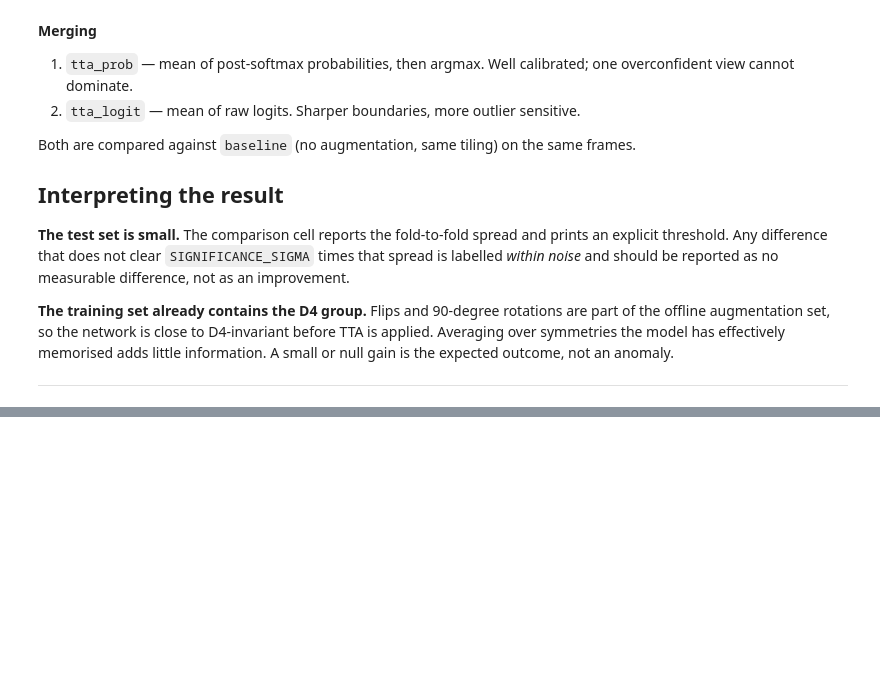
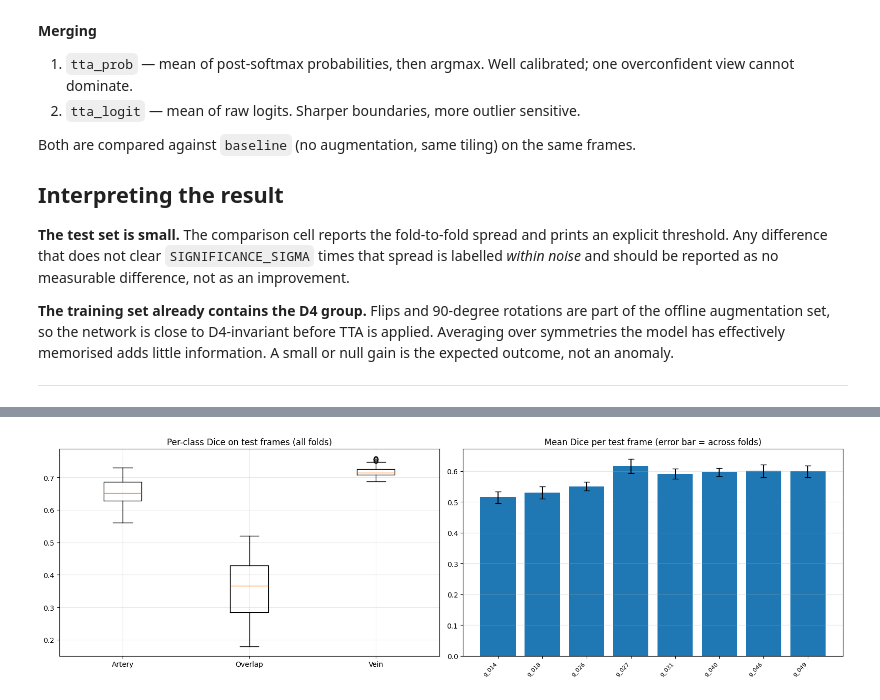
Before and after one commit to tanishhhk/AV_Segmentation, a Jupyter notebook: 8_attention_UNET_kernel_cldice.ipynb, the cells around one changed output, grey strips where cells are left out. Saved outputs shown, nothing was run; the diff lists cells and outputs as text; code cells hidden in the pictures; blank space fills up the shorter version.

```diff
--- a/8_attention_UNET_kernel_cldice.ipynb
+++ b/8_attention_UNET_kernel_cldice.ipynb
@@ -3292,0 +3433,53 @@ print("=" * 62)
+# %%
+# =============================================================================
+# Per-Class Dice, Every Fold, Every Test Frame
+# =============================================================================
+
+rows = []
+
+for fold in range(N_FOLDS):
+
+    model, _ = load_fold_model(fold)
+    ds = FrameDataset(TEST_STEMS)
+
+    for i, stem in enumerate(TEST_STEMS):
+
+        image, mask = ds[i]
+
+        logits = predict_frame(model, image)
+        _, per_class = dice_score(logits.unsqueeze(0), mask.unsqueeze(0).to(DEVICE))
+
+        rows.append([fold, stem] + list(per_class))
+
+per_class_arr = np.array([r[2:] for r in rows], dtype=float)
+
+fig, axes = plt.subplots(1, 2, figsize=(16, 5))
+
+# spread across folds, per class
+axes[0].boxplot(
+    [per_class_arr[:, i] for i in range(per_class_arr.shape[1])],
+    labels=CLASS_NAMES[1:]
+)
+axes[0].set_title("Per-class Dice on test frames (all folds)")
+axes[0].grid(True, alpha=0.3)
+
+# per-frame mean, grouped by frame
+frame_means = {}
+for (fold, stem), v in zip([(r[0], r[1]) for r in rows], per_class_arr):
+    frame_means.setdefault(stem, []).append(np.nanmean(v))
+
+axes[1].bar(
+    range(len(frame_means)),
+    [np.mean(v) for v in frame_means.values()],
+    yerr=[np.std(v) for v in frame_means.values()],
+    capsize=4
+)
+axes[1].set_xticks(range(len(frame_means)))
+axes[1].set_xticklabels(list(frame_means), rotation=45, ha="right", fontsize=8)
+axes[1].set_title("Mean Dice per test frame (error bar = across folds)")
+axes[1].grid(True, alpha=0.3, axis="y")
+
+plt.tight_layout()
+plt.show()
+# %% [output]
+[figure, added]
```
Also changed, not shown: parts of 14 cells of this notebook, 1 other file.
